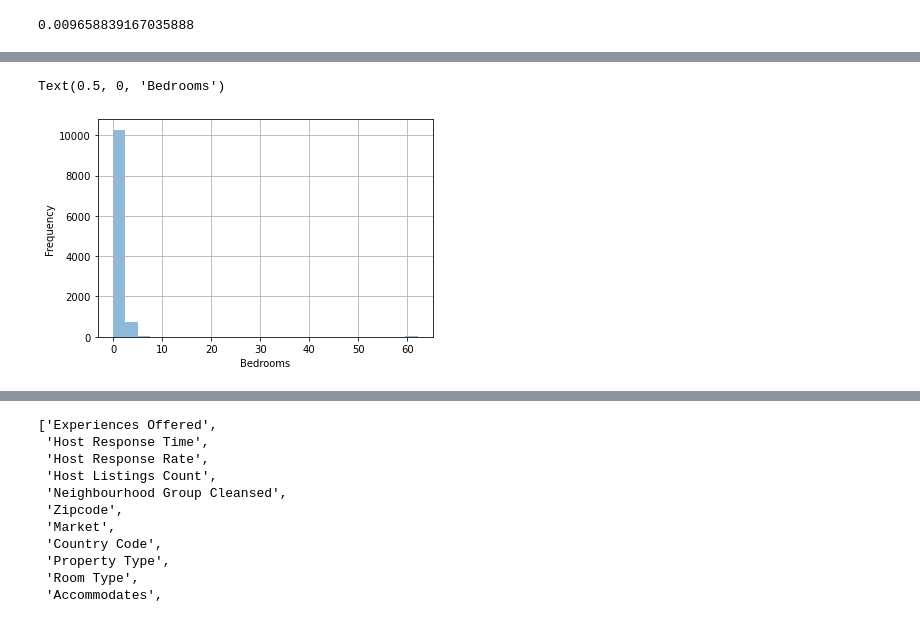
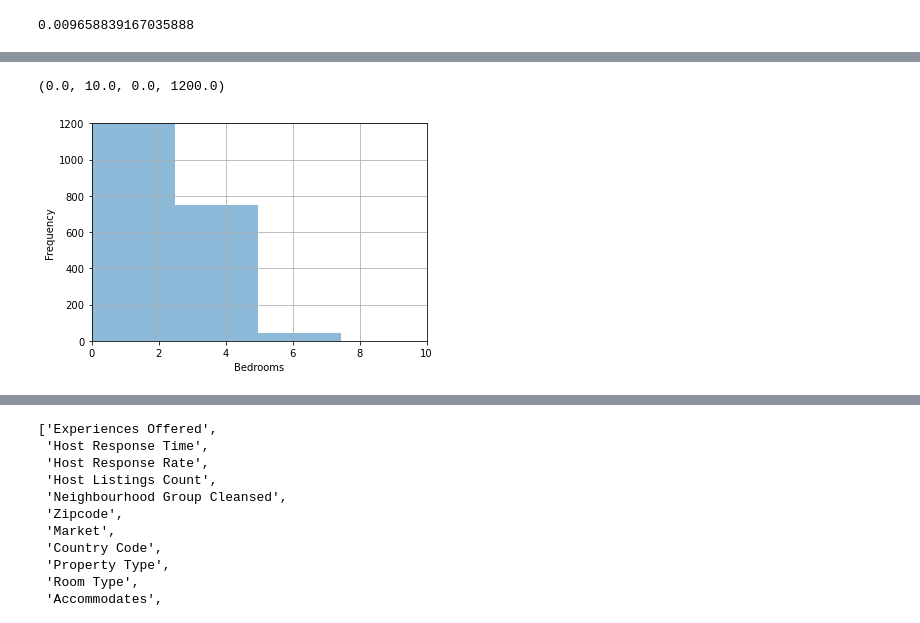
Before and after one commit to jimmyls92/Machine-Learning, a Jupyter notebook: Project_ML.ipynb, the cells around one changed output, grey strips where cells are left out. Saved outputs shown, nothing was run; the diff lists cells and outputs as text; code cells hidden in the pictures.

```diff
--- a/Project_ML.ipynb
+++ b/Project_ML.ipynb
@@ -333,10 +334,11 @@ df_train = df_train[df_train['Bathrooms'] < 5]
 # %%
 #Ahora vamos a ver como se distribuyen las habitaciones
 df_train['Bedrooms'].plot.hist(alpha=0.5, bins=25, grid = True)
 plt.xlabel('Bedrooms')
+plt.axis([0, 10, 0, 1200])
 # %% [output]
-Text(0.5, 0, 'Bedrooms')
+(0.0, 10.0, 0.0, 1200.0)
-[figure, old version]
+[figure, new version]
 # %%
 df_train['Bedrooms'].unique()
 # %% [output]
```
Also changed, not shown: parts of 13 cells of this notebook.
